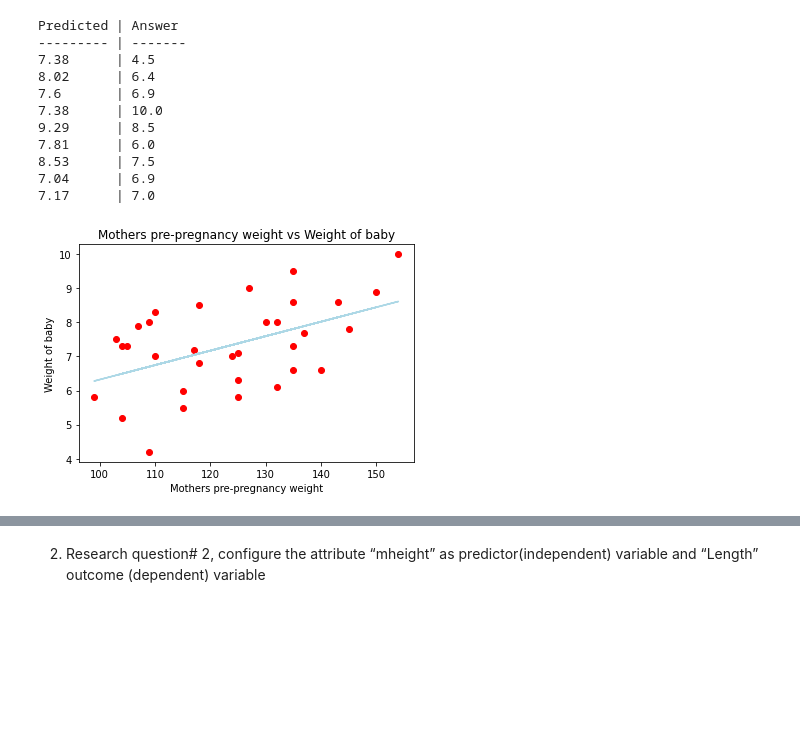
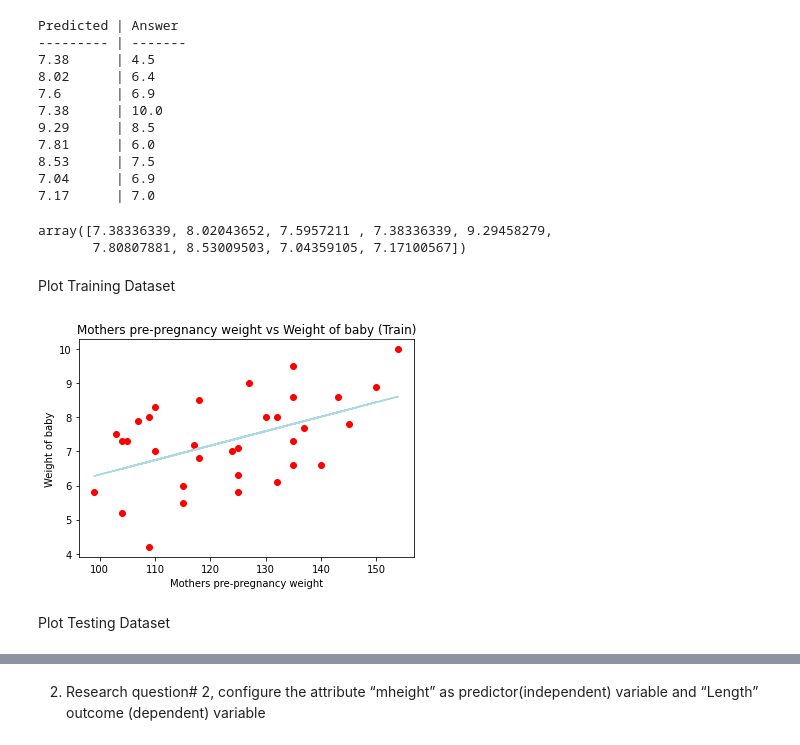
Before and after one commit to timc823/IST347, a Jupyter notebook: Week_3/Assignment#2.ipynb, the cells around one changed output, grey strips where cells are left out. Saved outputs shown, nothing was run; the diff lists cells and outputs as text; code cells hidden in the pictures; blank space fills up the shorter version.

Commit message:
Assignment completed
1. Add test scatter plots
2. change test data from 0.75 to 0.25
3. Add model score
4. Add command at the end

```diff
--- a/Week_3/Assignment#2.ipynb
+++ b/Week_3/Assignment#2.ipynb
@@ -123,15 +145,25 @@ Predicted | Answer
 8.53      | 7.5
 7.04      | 6.9
 7.17      | 7.0
+# %%
+y_bw_pred
+# %% [output]
+array([7.38336339, 8.02043652, 7.5957211 , 7.38336339, 9.29458279,
+       7.80807881, 8.53009503, 7.04359105, 7.17100567])
 # %%
 # predict on train dataset and plot the graph
 mmpwt_x_pred = lr.predict(X_mmpwt_train)
+# %% [markdown]
+Plot Training Dataset
 # %%
+# plot the train data and regression line
 plt.scatter(X_mmpwt_train,y_bw_train,color='red') # plot the scatter data in red
 plt.plot(X_mmpwt_train,mmpwt_x_pred,color='lightblue') # plot the regression line
-plt.title('Mothers pre-pregnancy weight vs Weight of baby')
+plt.title('Mothers pre-pregnancy weight vs Weight of baby (Train)')
 plt.xlabel('Mothers pre-pregnancy weight')
 plt.ylabel('Weight of baby')
 plt.show()
 # %% [output]
-[figure, old version]
+[figure, new version]
+# %% [markdown]
+Plot Testing Dataset
```
Also changed, not shown: parts of 26 cells of this notebook.
